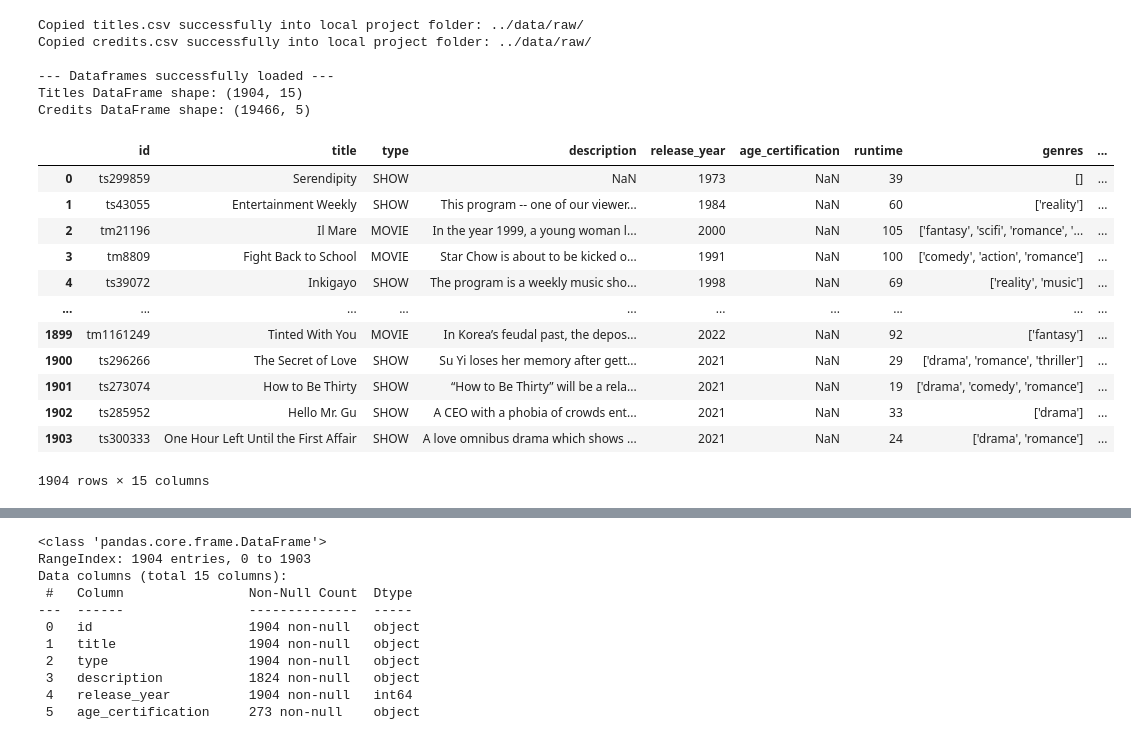
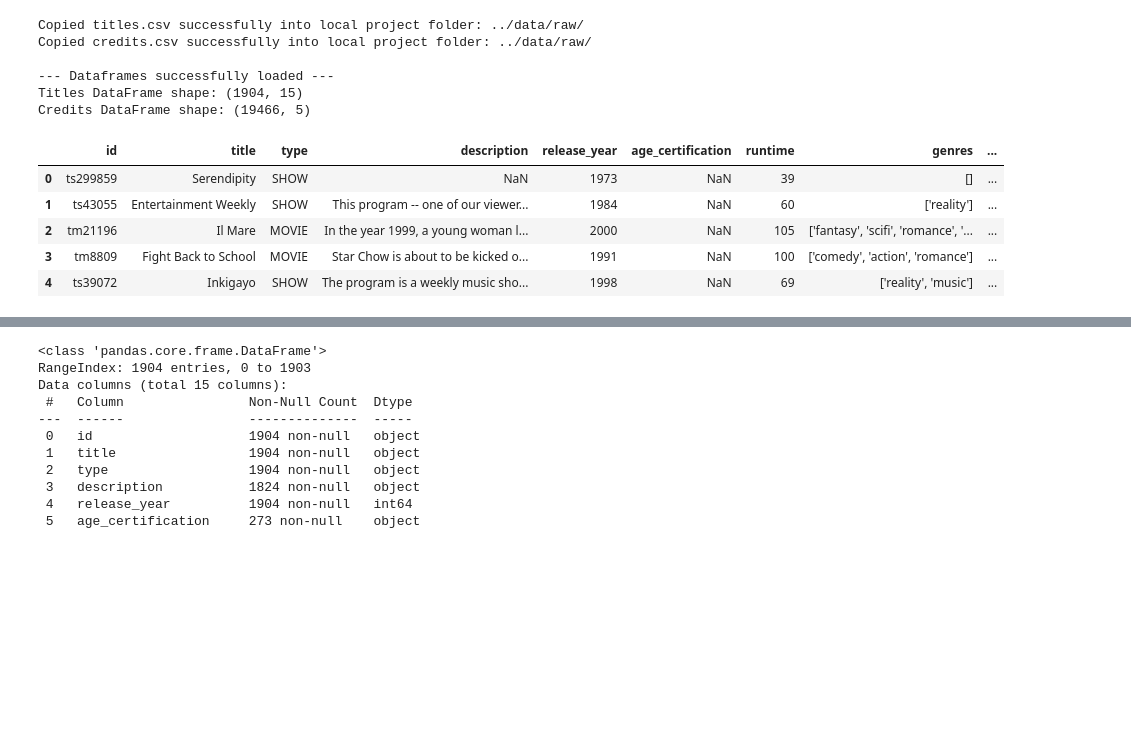
Before and after one commit to snehamayeecoding/RokutenViki_Movies_Dramas_Analysis02, a Jupyter notebook: notebooks/01_data_cleaning_and_eda.ipynb, the cells around one changed output, grey strips where cells are left out. Saved outputs shown, nothing was run; the diff lists cells and outputs as text; code cells hidden in the pictures; blank space fills up the shorter version.

Commit message:
feat: complete data cleaning and eda pipeline for rakuten viki titles

```diff
--- a/notebooks/01_data_cleaning_and_eda.ipynb
+++ b/notebooks/01_data_cleaning_and_eda.ipynb
@@ -45,18 +65,11 @@ Copied credits.csv successfully into local project folder: ../data/raw/
 Titles DataFrame shape: (1904, 15)
 Credits DataFrame shape: (19466, 5)
 # %%
-df_titles
+df_titles.head()
 # %% [output]
 |  | id | title | type | description | release_year | age_certification | runtime | genres | ... |
 | 0 | ts299859 | Serendipity | SHOW | NaN | 1973 | NaN | 39 | [] | ... |
 | 1 | ts43055 | Entertainment Weekly | SHOW | This program -- one of our viewer... | 1984 | NaN | 60 | ['reality'] | ... |
 | 2 | tm21196 | Il Mare | MOVIE | In the year 1999, a young woman l... | 2000 | NaN | 105 | ['fantasy', 'scifi', 'romance', '... | ... |
 | 3 | tm8809 | Fight Back to School | MOVIE | Star Chow is about to be kicked o... | 1991 | NaN | 100 | ['comedy', 'action', 'romance'] | ... |
 | 4 | ts39072 | Inkigayo | SHOW | The program is a weekly music sho... | 1998 | NaN | 69 | ['reality', 'music'] | ... |
-| ... | ... | ... | ... | ... | ... | ... | ... | ... | ... |
-| 1899 | tm1161249 | Tinted With You | MOVIE | In Korea’s feudal past, the depos... | 2022 | NaN | 92 | ['fantasy'] | ... |
-| 1900 | ts296266 | The Secret of Love | SHOW | Su Yi loses her memory after gett... | 2021 | NaN | 29 | ['drama', 'romance', 'thriller'] | ... |
-| 1901 | ts273074 | How to Be Thirty | SHOW | “How to Be Thirty” will be a rela... | 2021 | NaN | 19 | ['drama', 'comedy', 'romance'] | ... |
-| 1902 | ts285952 | Hello Mr. Gu | SHOW | A CEO with a phobia of crowds ent... | 2021 | NaN | 33 | ['drama'] | ... |
-| 1903 | ts300333 | One Hour Left Until the First Affair | SHOW | A love omnibus drama which shows ... | 2021 | NaN | 24 | ['drama', 'romance'] | ... |
-1904 rows × 15 columns
```
Also changed, not shown: parts of 52 cells of this notebook, 1 other file.
